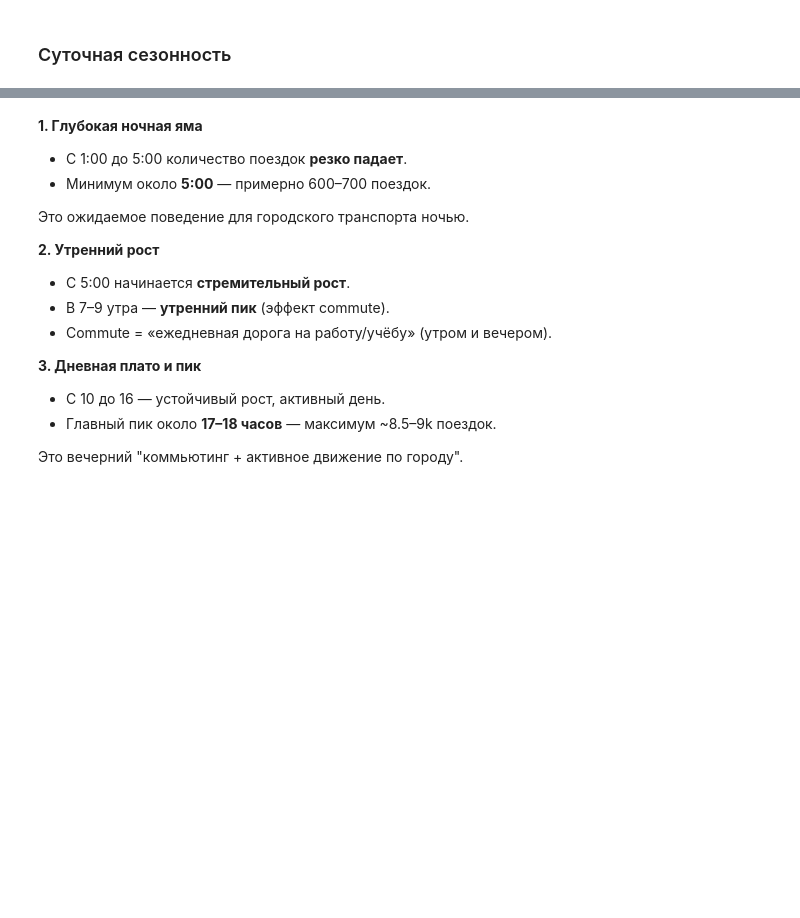
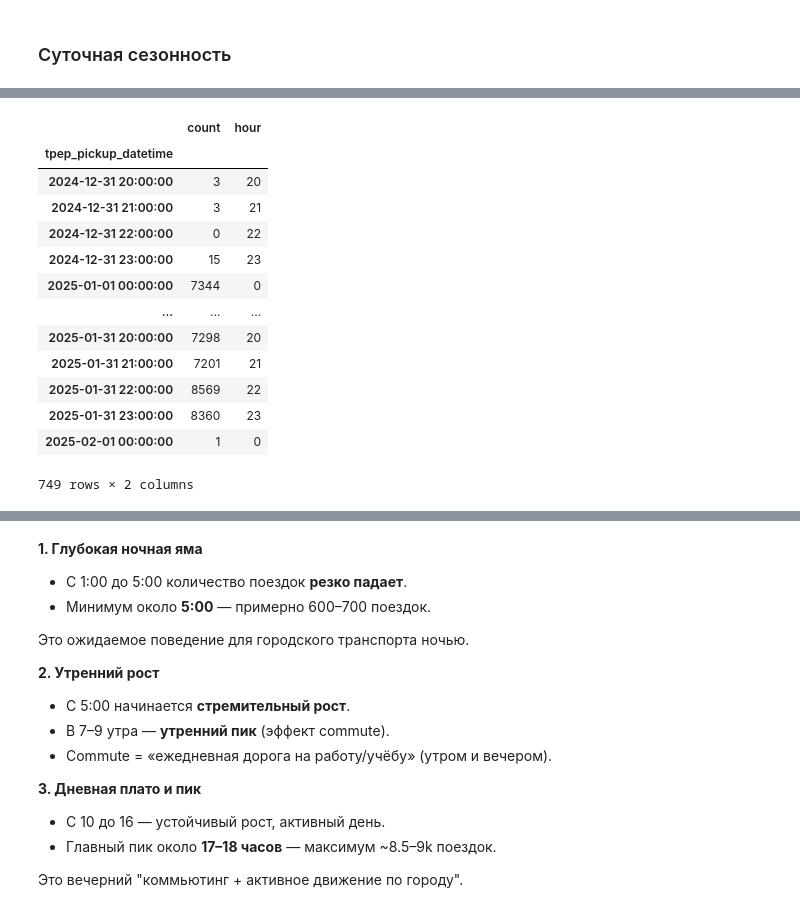
Before and after one commit to cpython-projects/da_1709, a Jupyter notebook: lesson_19.ipynb, the cells around one changed output, grey strips where cells are left out. Cells and saved outputs as stored; diff of their text form; code cells hidden in the pictures; blank space fills up the shorter version.

```diff
--- a/lesson_19.ipynb
+++ b/lesson_19.ipynb
@@ -754,0 +831,18 @@ daily_profile = (
+# %%
+daily_profile['hour'] = daily_profile.index.hour
+daily_profile
+# %% [output]
+|  | count | hour |
+| tpep_pickup_datetime |  |  |
+| 2024-12-31 20:00:00 | 3 | 20 |
+| 2024-12-31 21:00:00 | 3 | 21 |
+| 2024-12-31 22:00:00 | 0 | 22 |
+| 2024-12-31 23:00:00 | 15 | 23 |
+| 2025-01-01 00:00:00 | 7344 | 0 |
+| ... | ... | ... |
+| 2025-01-31 20:00:00 | 7298 | 20 |
+| 2025-01-31 21:00:00 | 7201 | 21 |
+| 2025-01-31 22:00:00 | 8569 | 22 |
+| 2025-01-31 23:00:00 | 8360 | 23 |
+| 2025-02-01 00:00:00 | 1 | 0 |
+749 rows × 2 columns
```
Also changed, not shown: parts of 20 cells of this notebook.
